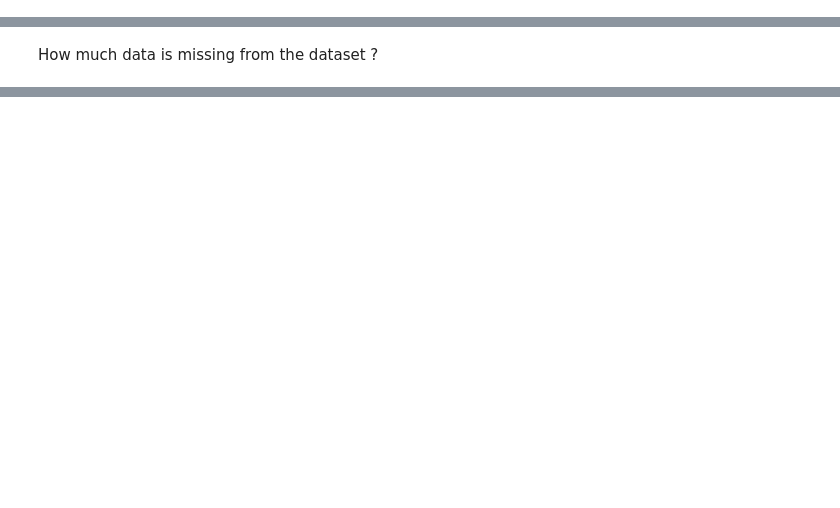
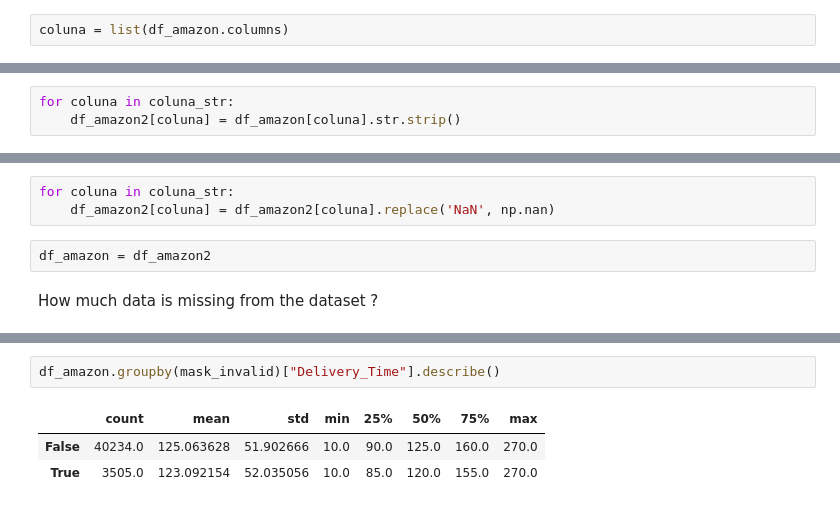
Before and after one commit to Alvaro-Figueiredo/Amazon_Delivery_DSProject, a Jupyter notebook: Notebooks/02_EDA.ipynb, the cells around one changed output, grey strips where cells are left out. Cells and saved outputs as stored; diff of their text form; blank space fills up the shorter version.

Commit message:
feat: Removed whitespace, replace str NaN with real nan and looking into the location

```diff
--- a/Notebooks/02_EDA.ipynb
+++ b/Notebooks/02_EDA.ipynb
@@ -45,0 +125,2 @@ memory usage: 8.6 MB
+# %%
+coluna = list(df_amazon.columns)
@@ -45,0 +129,3 @@ memory usage: 8.6 MB
+# %%
+for coluna in coluna_str:
+    df_amazon2[coluna] = df_amazon[coluna].str.strip()
@@ -46,3 +149,8 @@ memory usage: 8.6 MB
+# %%
+for coluna in coluna_str:
+    df_amazon2[coluna] = df_amazon2[coluna].replace('NaN', np.nan)
+# %%
+df_amazon = df_amazon2
 # %% [markdown]
 How much data is missing from the dataset ?
 # %%
@@ -114,0 +345,6 @@ array([37, 34, 23, 38, 32, 22, 33, 35, 36, 21, 24, 29, 25, 31, 27, 26, 20,
+# %%
+df_amazon.groupby(mask_invalid)["Delivery_Time"].describe()
+# %% [output]
+|  | count | mean | std | min | 25% | 50% | 75% | max |
+| False | 40234.0 | 125.063628 | 51.902666 | 10.0 | 90.0 | 125.0 | 160.0 | 270.0 |
+| True | 3505.0 | 123.092154 | 52.035056 | 10.0 | 85.0 | 120.0 | 155.0 | 270.0 |
```
Also changed, not shown: parts of 51 cells of this notebook.
